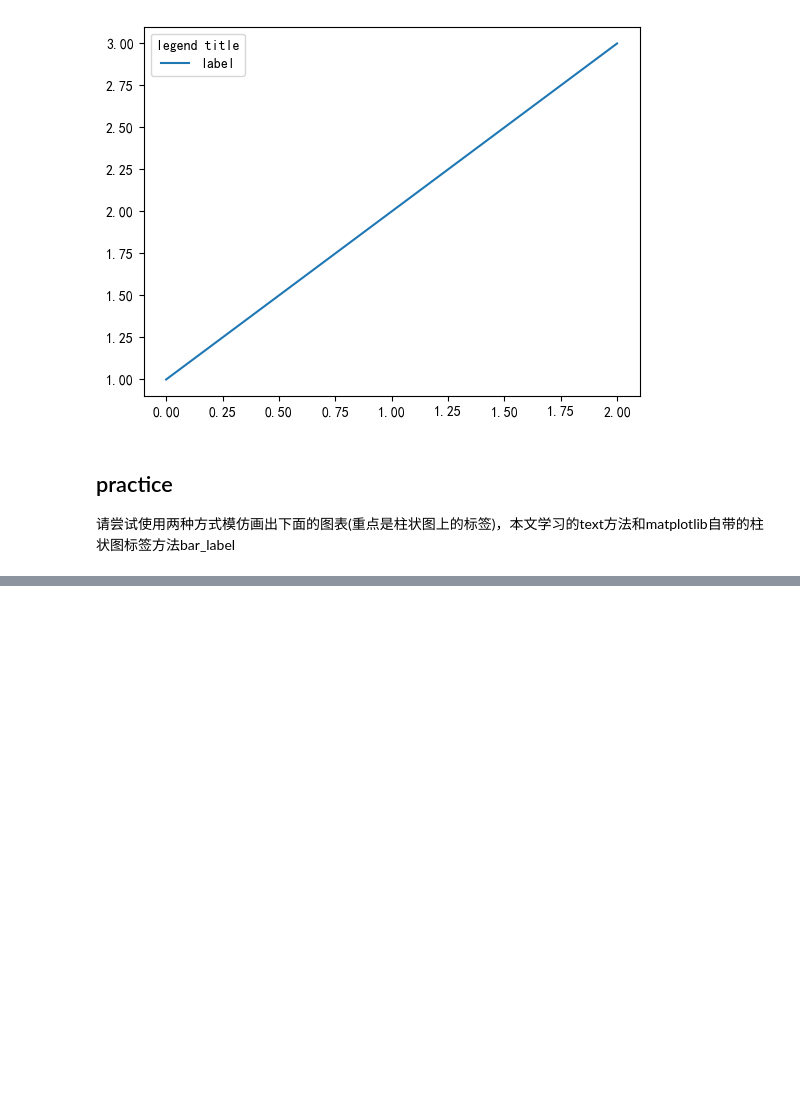
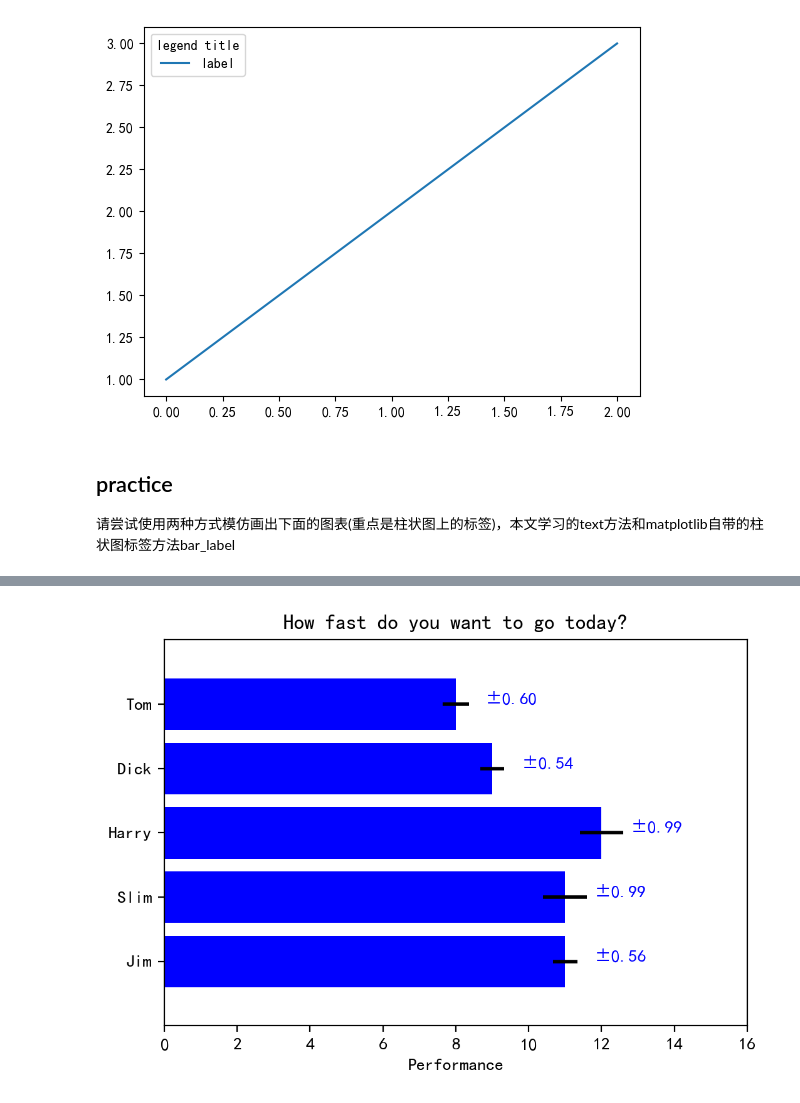
Before and after one commit to GGuo888/fantastic-matplotlib, a Jupyter notebook: practice/day04.ipynb, the cells around one changed output, grey strips where cells are left out. Drawn from its saved outputs; the diff is of its cells as text; code cells hidden in the pictures; blank space fills up the shorter version.

```diff
--- a/practice/day04.ipynb
+++ b/practice/day04.ipynb
@@ -645,0 +649,25 @@ plt.show()
+# %%
+# OO模式绘图,并且使用set_yticklabels设置y轴刻度
+fig,ax = plt.subplots(figsize=(6,4),dpi=200)
+x_width = np.random.randint(8,14,size=5)
+x_width_error = np.random.uniform(0.5,1,5)
+
+for i in range(1,6):
+    rect = plt.Rectangle(xy=(0,i-0.4),width=x_width[i-1],height=0.8,facecolor='blue')
+    ax.add_patch(rect)
+
+ax.set_xlim(0,16)
+ax.set_ylim(0,6)
+ax.yaxis.set_ticks(range(1,6))
+ax.yaxis.set_ticklabels(['Jim','Slim','Harry','Dick','Tom'])
+ax.set_xlabel('Performance',loc='center',color='black')
+ax.set_title('How fast do you want to go today?')
+
+for y,x,e in zip(range(1,6),x_width,x_width_error):
+    ax.text(x+0.8,y,s=f'±{e:.2f}',color='blue')
+    ax.hlines(y,x-e*0.6,x+e*0.6,color='black',linewidth=2)
+
+
+plt.show()
+# %% [output]
+[figure, added]
```
Also changed, not shown: parts of 3 cells of this notebook, 1 other file.
